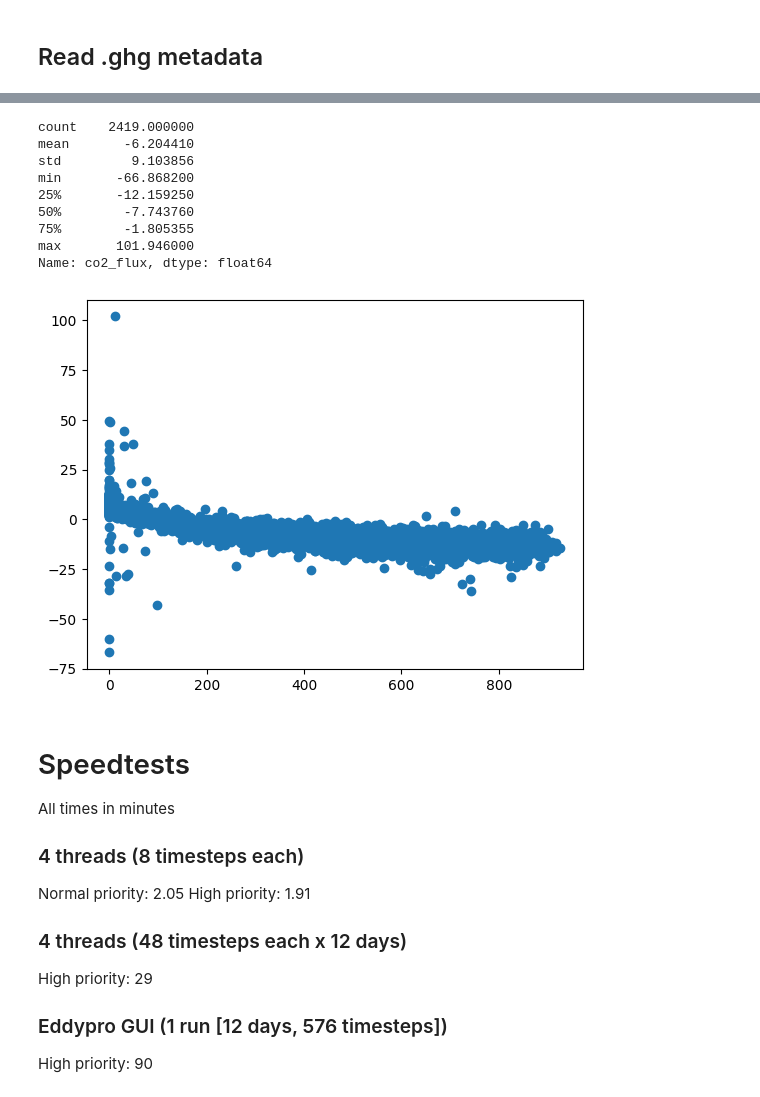
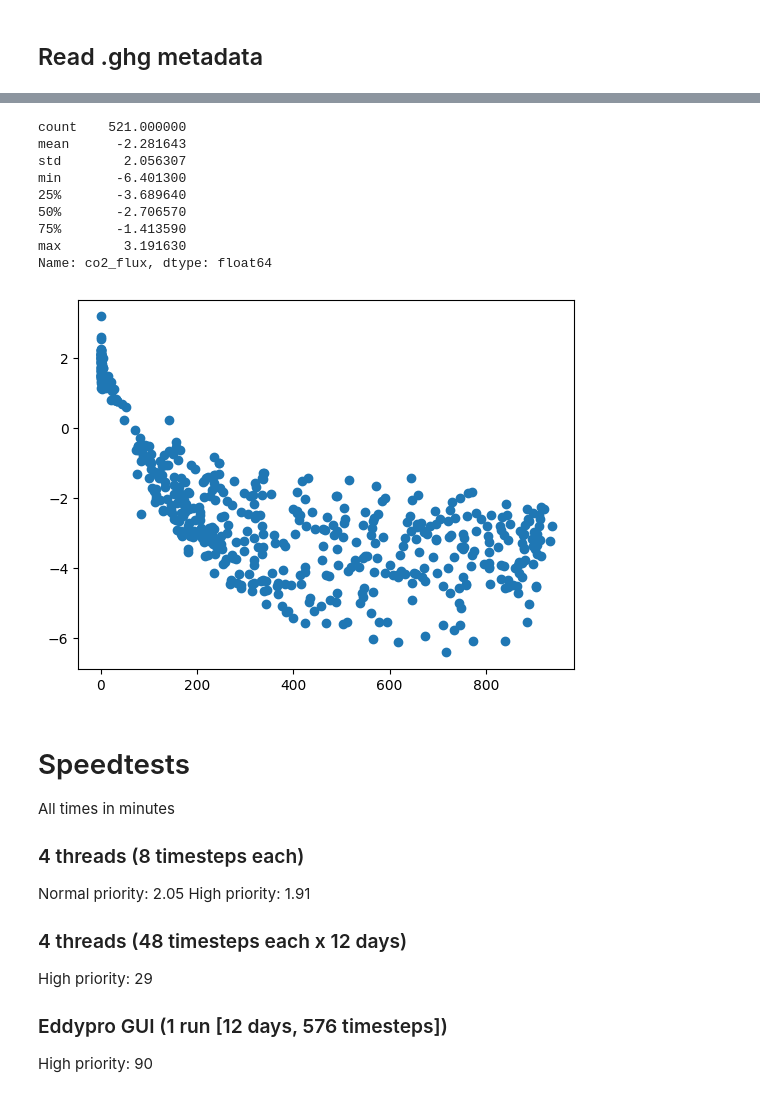
Before and after one commit to June-Skeeter/EddyPro_API, a Jupyter notebook: Testing.ipynb, the cells around one changed output, grey strips where cells are left out. Drawn from its saved outputs; the diff is of its cells as text; code cells hidden in the pictures.

Commit message:
bug fixes, separated reading and writing, speed tests

```diff
--- a/Testing.ipynb
+++ b/Testing.ipynb
@@ -40,11 +39,10 @@ importlib.reload(eP)
 ########## Note - incomplete ghg or biomet files can crash program (preprocessing procedures should help prevent that by re-naming incomplete files)
 
 T1 = time.time()
-mR = eP.makeRun('ep_Templates/DefaultSettings.eddypro','BBS','test',Processes=6,priority = 'high priority')
-D = []
-# for i in range(12,15):
-    # print(i)2023-07-13 2100
-mR.runDates(['2023-06-14 00:00','2023-12-15 23:59'])
+mR = eP.makeRun('ep_Templates/DefaultSettings.eddypro','BB',Processes=6,priority = 'high priority')
+
+mR.runDates(['2023-06-01 00:00','2023-06-30 23:59'])
+# mR.runDates(['2023-01-01 00:00','2023-12-31 23:59'])
 T2 = time.time()
 print('\n')
 print('Runtime: ',(T2-T1)/60)
@@ -56,37 +77,29 @@ Runtime:  58.52033663988114
 # %%
-dout = mR.output_path+'eddypro_test_BBS_full_output_2024-02-14T1935_adv.csv'
+import matplotlib.pyplot as plt
+import numpy as np
 import pandas as pd
-df = pd.read_csv(dout,skiprows=[0,2],na_values=-9999,parse_dates={'TIMESTAMP':['date','time']},index_col='TIMESTAMP')
-df[['H','LE','co2_flux']].describe()
 
-mout = mR.output_path+'eddypro_test_BBS_biomet_2024-02-14T1935_adv.csv'
+df = pd.read_csv(mR.all_outputs['fulloutput'],skiprows=[0,2],na_values=-9999,parse_dates={'TIMESTAMP':['date','time']},index_col='TIMESTAMP')
+bm = pd.read_csv(mR.all_outputs['biomet'],skiprows=[1],na_values=-9999,parse_dates={'TIMESTAMP':['date','time']},index_col='TIMESTAMP')
 
-bm = pd.read_csv(mout,skiprows=[1],na_values=-9999,parse_dates={'TIMESTAMP':['date','time']},index_col='TIMESTAMP')
+df = pd.concat([df,bm[['RH_1_1_1','Ta_1_1_1','Rg_1_1_1','LWIN_1_1_1']]],axis=1)
+df.loc[df['qc_co2_flux']>0,'co2_flux']=np.nan
+df.loc[df['u*']<0.15,'co2_flux']=np.nan
 
-df = pd.concat([df,bm[['RH_1_1_1','canopy_height','Ta_1_1_1','Rg_1_1_1','LWIN_1_1_1']]],axis=1)
+plt.scatter(df['Rg_1_1_1'],df['co2_flux'])
+
+df['co2_flux'].describe()
+# %% [output]
+count    521.000000
+mean      -2.281643
+std        2.056307
+min       -6.401300
+25%       -3.689640
+50%       -2.706570
+75%       -1.413590
+max        3.191630
+Name: co2_flux, dtype: float64
+[figure, added]
-# %%
-import matplotlib.pyplot as plt
-import numpy as np
-
-
-# df[['Rg_1_1_1','co2_flux']].sort_index()
-df.loc[df['qc_co2_flux']>0,'co2_flux']=np.nan
-df.loc[df['u*']<0.2,'co2_flux']=np.nan
-
-plt.scatter(df['Rg_1_1_1'],df['co2_flux'])\
-
-df['co2_flux'].describe()
-# %% [output]
-count    2419.000000
-mean       -6.204410
-std         9.103856
-min       -66.868200
-25%       -12.159250
-50%        -7.743760
-75%        -1.805355
-max       101.946000
-Name: co2_flux, dtype: float64
-[figure, removed]
 # %% [markdown]
 # Speedtests
 
```
Also changed, not shown: parts of 4 cells of this notebook, 6 other files.
